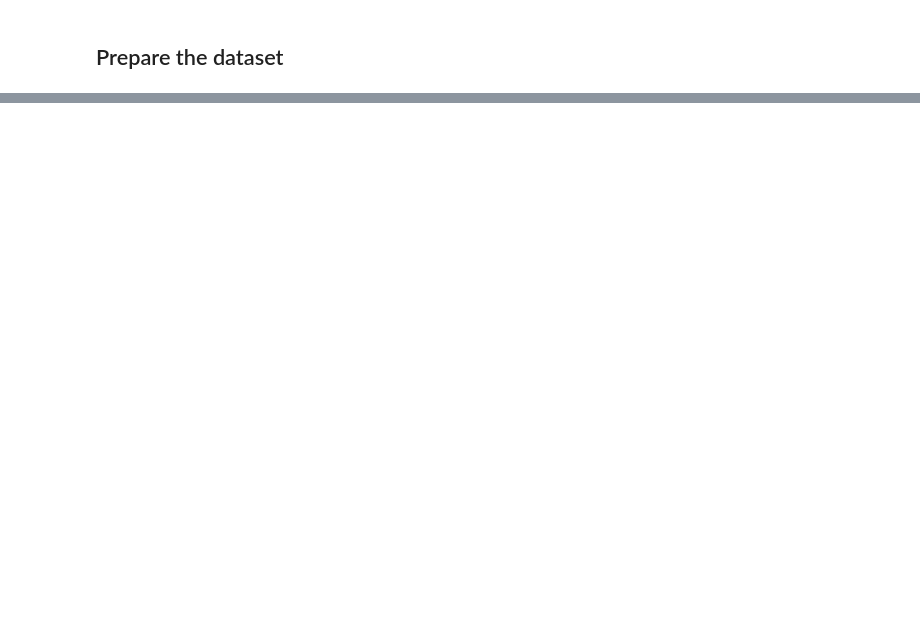
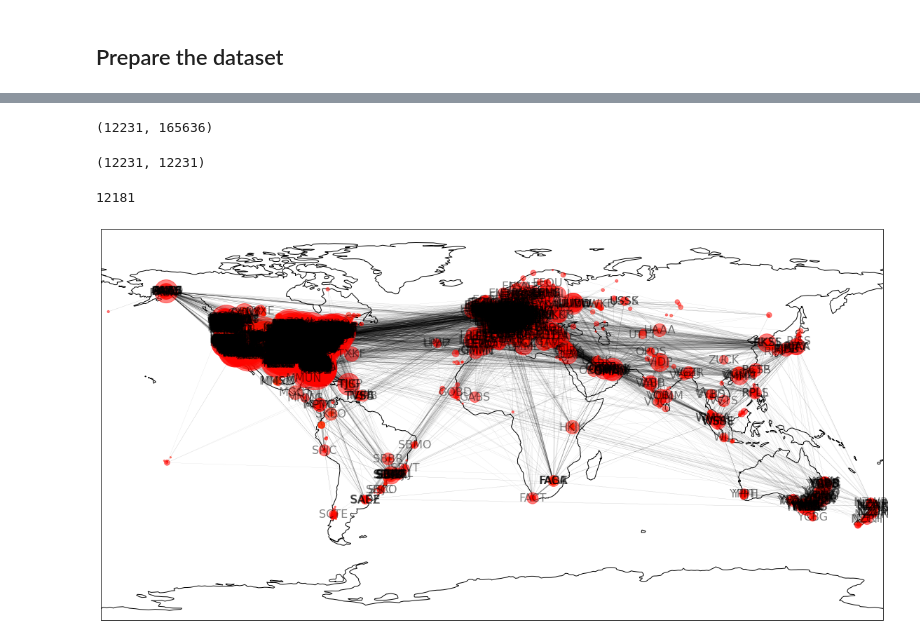
Before and after one commit to alpha2phi/jupyter-notebooks, a Jupyter notebook: nbs/10_network_and_graph.ipynb, the cells around one changed output, grey strips where cells are left out. Drawn from its saved outputs; the diff is of its cells as text; code cells hidden in the pictures; blank space fills up the shorter version.

```diff
--- a/nbs/10_network_and_graph.ipynb
+++ b/nbs/10_network_and_graph.ipynb
@@ -371,0 +124,4 @@ math.AP 1996
+# %%
+len(g.nodes()), len(g.edges())
+# %% [output]
+(12231, 165636)
@@ -371,0 +141,47 @@ math.AP 1996
+# %%
+# Airport with latitude and longitude
+
+airports = {}
+altitudes = {}
+
+for index, row in df.iterrows():
+    if not row['origin'] in airports:
+        airports[row['origin']] = (row['longitude_1'], row['latitude_1'])
+        altitudes[row['origin']] = row['altitude_1']
+    if not row['destination'] in airports:
+        airports[row['destination']] = (row['longitude_2'], row['latitude_2'])
+        altitudes[row['destination']] = row['altitude_2']
+# %%
+len(airports), len(altitudes)
+# %% [output]
+(12231, 12231)
+# %%
+deg = nx.degree(sg)
+sizes = [5 * deg[code] for code in sg.nodes]
+# %%
+altitudes = [altitudes[code] for code in sg.nodes]
+# %%
+len(altitudes)
+# %% [output]
+12181
+# %%
+labels = {code: code if deg[code] >= 20 else '' for code in sg.nodes}
+# %%
+# Map projection
+crs = ccrs.PlateCarree(central_longitude=0)
+fig, ax = plt.subplots(
+    1, 1, figsize=(20, 14),
+    subplot_kw=dict(projection=crs))
+ax.coastlines()
+ax.set_global()
+nx.draw_networkx(sg, ax=ax,
+                 font_size=16,
+                 alpha=.5,
+                 width=.075,
+                 node_size=sizes,
+                 labels=labels,
+                 pos=airports,
+                 node_color=altitudes,
+                 cmap=plt.cm.autumn)
+# %% [output]
+[figure, added]
```
Also changed, not shown: parts of 39 cells of this notebook.
